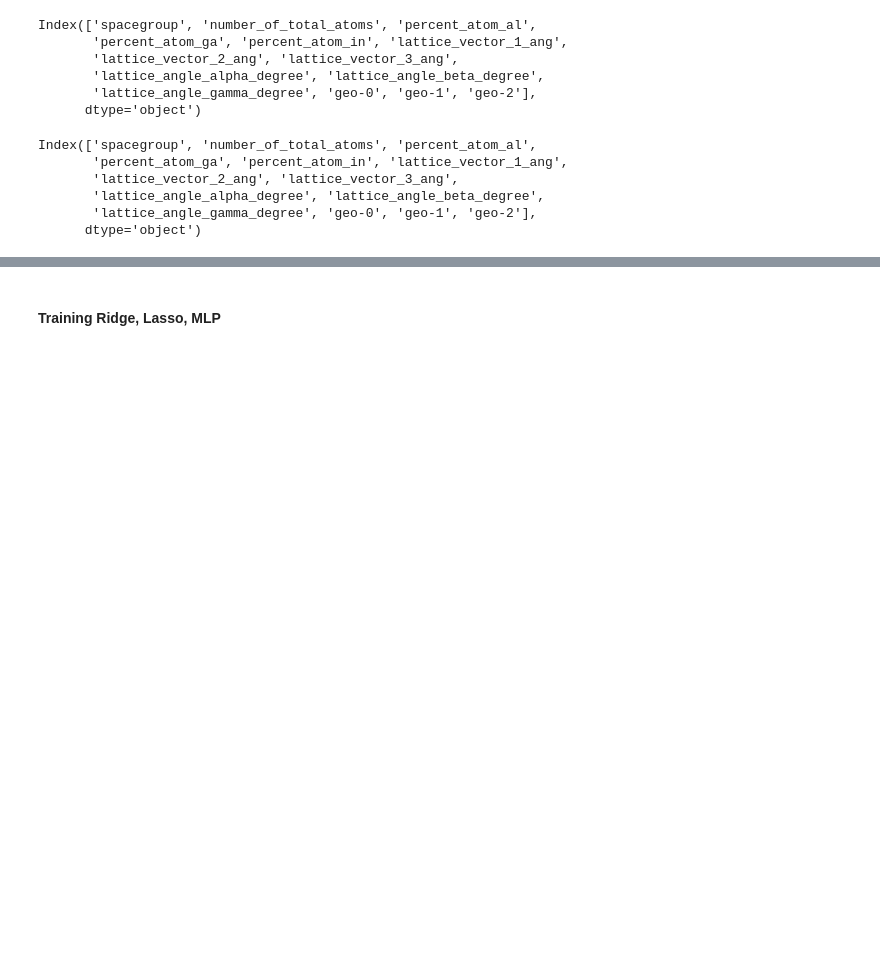
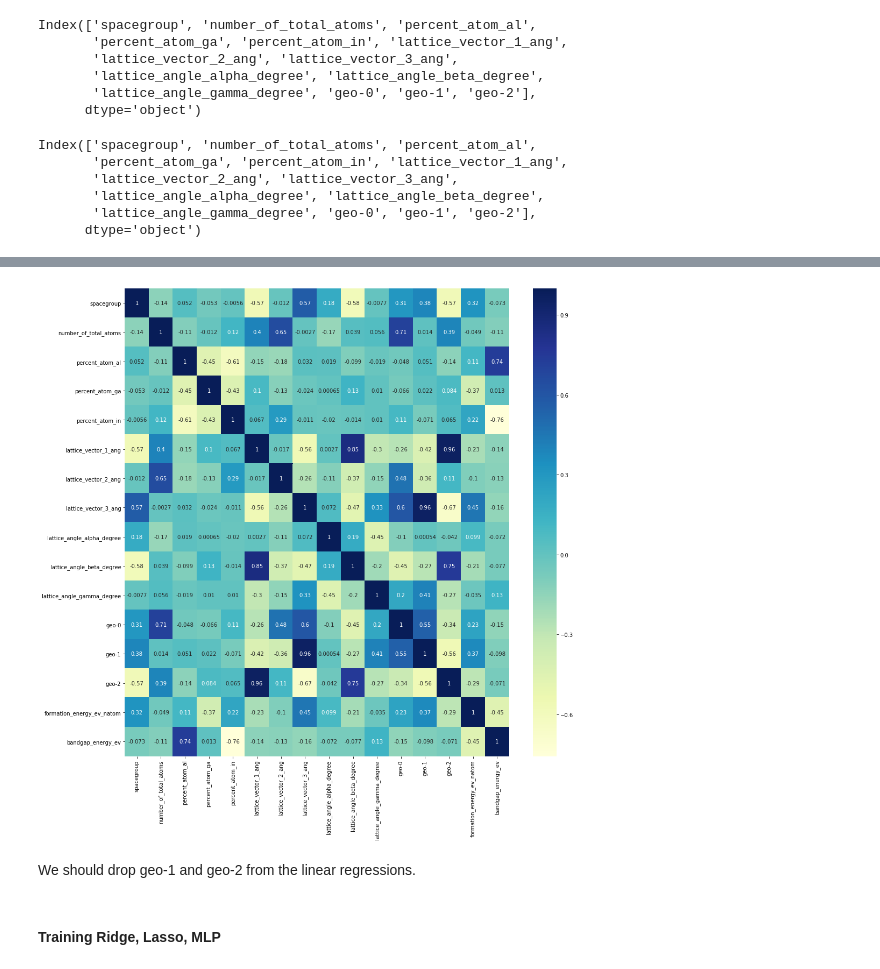
Before and after one commit to jsigee87/data_science_principles, a Jupyter notebook: hw3/HW3_kagglecomp.ipynb, the cells around one changed output, grey strips where cells are left out. Saved outputs shown, nothing was run; the diff lists cells and outputs as text; code cells hidden in the pictures; blank space fills up the shorter version.

```diff
--- a/hw3/HW3_kagglecomp.ipynb
+++ b/hw3/HW3_kagglecomp.ipynb
@@ -522,0 +528,6 @@ Index(['spacegroup', 'number_of_total_atoms', 'percent_atom_al',
+# %%
+full_data = pd.concat([train_data, train_labels], axis=1)
+# %%
+corr_matrix = full_data.corr()
+corr_matrix[labels[0]].sort_values(ascending=False)
+corr_matrix[labels[1]].sort_values(ascending=False)
@@ -523,2 +569,14 @@ Index(['spacegroup', 'number_of_total_atoms', 'percent_atom_al',
+# %%
+fig = plt.figure(figsize=(16,16))
+_ = sns.heatmap(
+    corr_matrix,
+    cmap="YlGnBu",
+    annot=True
+)
+plt.show()
+# %% [output]
+[figure, added]
+# %% [markdown]
+We should drop geo-1 and geo-2 from the linear regressions.
 # %% [markdown]
 #### Training Ridge, Lasso, MLP
```
Also changed, not shown: parts of 17 cells of this notebook.
